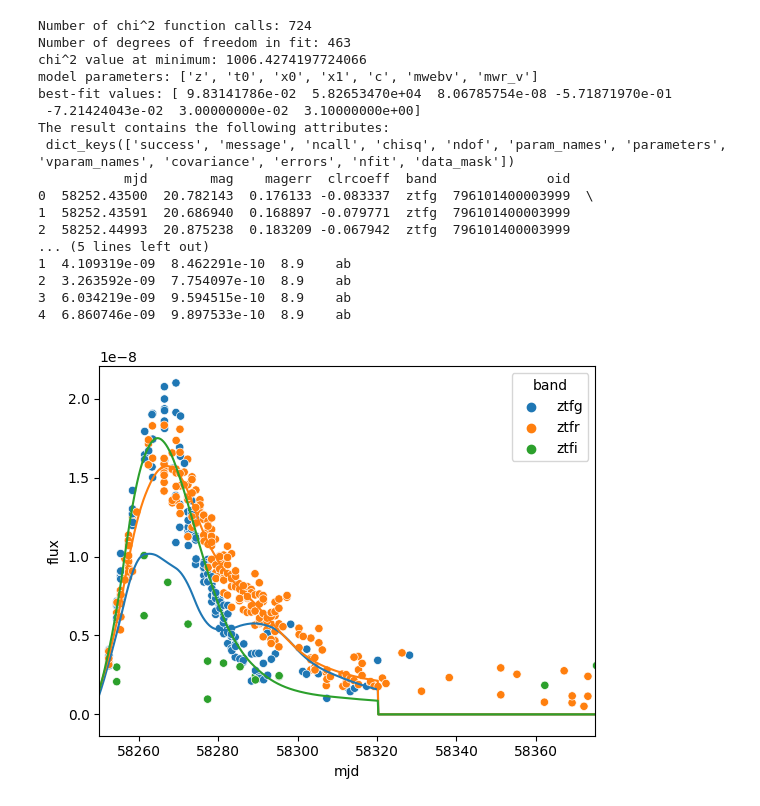
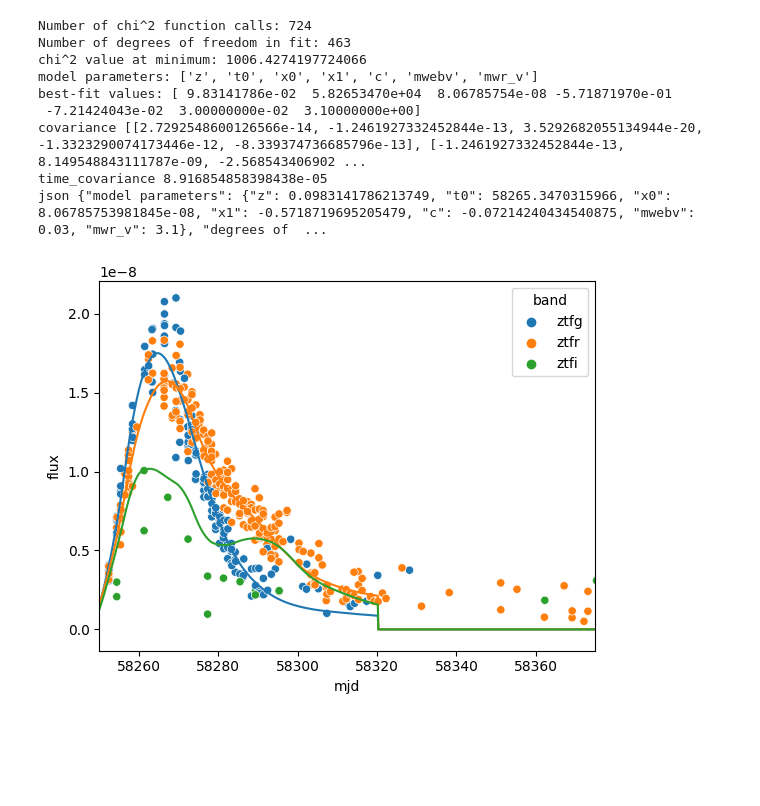
Before and after one commit to GaneevRizvan/Fit_Sncosmo, a Jupyter notebook: get_fit_api.ipynb, the cells around one changed output. Saved outputs shown, nothing was run; the diff lists cells and outputs as text; code cells hidden in the pictures; blank space fills up the shorter version.

```diff
--- a/get_fit_api.ipynb
+++ b/get_fit_api.ipynb
@@ -5,12 +5,11 @@ import pandas as pd
 import matplotlib.pyplot as plt
 import numpy as np
 from astropy.table import Table
-from Oid_to_ref import oid_to_ref
 import requests
-from Models_to_parameters import models_to_parameters
+import seaborn as sns
+import json
+
 import time
-import seaborn as sns
-
 import selenium
 from selenium import webdriver
 from selenium.webdriver.chrome.options import Options
@@ -18,6 +17,8 @@ from selenium.webdriver.common.by import By
 from selenium.webdriver.support.ui import WebDriverWait
 from selenium.webdriver.support import expected_conditions as EC
 
+from Oid_to_ref import oid_to_ref
+from Models_to_parameters import models_to_parameters
 
 
 def mag_flux(data, ref):
@@ -33,7 +34,13 @@ def print_params(result):
     print("chi^2 value at minimum:", result.chisq)
     print("model parameters:", result.param_names)
     print("best-fit values:", result.parameters)
-    print("The result contains the following attributes:\n", result.keys())
+
+    start = time.time()
+    print("covariance", result.covariance.tolist())
+    end = time.time() - start
+    print('time_covariance', end)
+    return json.dumps({'model parameters': dict(zip(result.param_names, result.parameters)),
+                       'degrees of freedom': result.ndof, 'covariance': result.covariance.tolist(), 'chi^2': result.chisq})
 
 
 def plot(data, fitted_model, result, name_model, a, b, dx, filters):
@@ -44,7 +51,13 @@ def plot(data, fitted_model, result, name_model, a, b, dx, filters):
     segment = np.linspace(a, b, dx)
     df_buf = data.to_pandas()
     df = df_buf[df_buf.band.isin(filters)==True]
-    print(df.head())
+
+    filters_sorted = []
+    for i in df['band'].unique():
+        if i in filters:
+            filters_sorted.append(i)
+    filters = filters_sorted
+
     sns.scatterplot(data=df, x='mjd', y='flux', hue='band')
     for i in filters:
         predicts = [fitted_model.bandflux(i, [point], 8.9, 'ab') for point in segment]#bandflux(self, band, time, zp, zpsys)
@@ -60,8 +73,7 @@ def fit(data, name_model, ebv, a, b, dx, filters):
     model = sncosmo.Model(source=name_model, effects=[dust], effect_names=['mw'], effect_frames=['obs'])
     model.set(mwebv=ebv)
     result, fitted_model = sncosmo.fit_lc(data, model, models_to_parameters[name_model], bounds={'z':(0.01, 0.3)})
-    print_params(result)
-    plot(data, fitted_model, result, name_model, a, b, dx, filters)
+    return result, fitted_model
 
 
 def give_chrome_option(folder_path):
@@ -80,28 +92,18 @@ def get_data(ra, dec, radius):
     #BASE_URL = 'http://db.ztf.snad.space/api/v3/data/latest/oid/full/json?oid=' + str(oid)
     BASE_URL = 'http://db.ztf.snad.space/api/v3/data/latest/circle/full/json?ra=' + str(ra) + '&dec=' + str(dec) + '&radius_arcsec=' + str(radius)
     json = requests.get(f"{BASE_URL}").json()
-    #data = [pd.DataFrame.from_records(json[i]['lc']) for i in json.keys()]
-    #print(data)
-    #it = 0
     data = []
     for i in json.keys():
         buf_df = pd.DataFrame.from_records(json[i]['lc'])
         buf_df['band'] = json[i]['meta']['filter']
         buf_df['oid'] = int(i)
         data.append(buf_df)
-        #it += 1
-    #i['oid'] = oid for i, oid in data, json.keys()
-    #lc = data['lc']
-    #for i in range (len(data)):
-        #data[i]['oid'] = json.keys()[i]
     df = pd.concat([i for i in data], axis=0, sort=False, ignore_index=True)
-
-    #print(df['oid'].unique()[1])
     folder_path = f'home/Downloads'
     driver = webdriver.Chrome(options = give_chrome_option(folder_path))
     url = "https://ztf.snad.space/dr17/view/" + str(df['oid'][1])
     driver.get(url)
-    time.sleep(15)
+    time.sleep(10)
     base = driver.find_element(By.ID, "summary")
     #ebv = float(base.text.split('\n')[5][-4:])
     for i in base.text.split('\n'):
@@ -109,45 +111,39 @@ def get_data(ra, dec, radius):
             ebv = float(i[-4:])
     base = driver.find_element(By.XPATH, '//*[@id="light-curve-brightness"]/label[4]/input').click()
     #base = driver.find_element(By.XPATH, "//*[@id='ref-mag']").get_attribute('text')
     #print(base)
     return df, ebv
 
 
 def aproximate(ra, dec, radius, name_model, a, b, dx, filters):
     #data = pd.read_csv(str(oid) + ".csv")
-    #print('OID:', oid, ' ', 'MODEL:', name_model)
     data, ebv = get_data(ra, dec, radius)
     #ref = data['oid'].map(oid_to_ref[oid])
     for i in data['oid'].unique():
         if i in oid_to_ref.keys():
             ref = data['oid'].map(oid_to_ref[i])
     #data['mag_d'] = [-2.5 * np.log10(10 ** (-0.4 * a) - 10 ** (-0.4 * b[0])) for a, b in zip(data['mag'], ref)]
     data['flux'], data['fluxerr'] = mag_flux(data, ref)
     data['zp'] = 8.9
     data['zpsys'] = 'ab'
     data['band'] = data['band'].str.replace('z', 'ztf')
     data = Table.from_pandas(data)
     dust = sncosmo.CCM89Dust()
-    fit(data, name_model, ebv, a, b, dx, filters)
+    result, fitted_model = fit(data, name_model, ebv, a, b, dx, filters)
+    result_json = print_params(result)
+    print('json', result_json)
+    plot(data, fitted_model, result, name_model, a, b, dx, filters)
 
 #aproximate(633207400004730, 'salt2')
-aproximate(263.37726, 51.25848, 1, 'salt2', 58250, 58375, 1000, ['ztfi', 'ztfr', 'ztfg'])
+aproximate(263.37726, 51.25848, 1, 'salt2', 58250, 58375, 1000, ['ztfg', 'ztfi', 'ztfr'])
 # %% [output]
 Number of chi^2 function calls: 724
 Number of degrees of freedom in fit: 463
 chi^2 value at minimum: 1006.4274197724066
 model parameters: ['z', 't0', 'x0', 'x1', 'c', 'mwebv', 'mwr_v']
 best-fit values: [ 9.83141786e-02  5.82653470e+04  8.06785754e-08 -5.71871970e-01
  -7.21424043e-02  3.00000000e-02  3.10000000e+00]
-The result contains the following attributes:
- dict_keys(['success', 'message', 'ncall', 'chisq', 'ndof', 'param_names', 'parameters', 'vparam_names', 'covariance', 'errors', 'nfit', 'data_mask'])
-           mjd        mag    magerr  clrcoeff  band              oid
-0  58252.43500  20.782143  0.176133 -0.083337  ztfg  796101400003999  \
-1  58252.43591  20.686940  0.168897 -0.079771  ztfg  796101400003999
-2  58252.44993  20.875238  0.183209 -0.067942  ztfg  796101400003999
-... (5 lines left out)
-1  4.109319e-09  8.462291e-10  8.9    ab
-2  3.263592e-09  7.754097e-10  8.9    ab
-3  6.034219e-09  9.594515e-10  8.9    ab
-4  6.860746e-09  9.897533e-10  8.9    ab
+covariance [[2.7292548600126566e-14, -1.2461927332452844e-13, 3.5292682055134944e-20, -1.3323290074173446e-12, -8.339374736685796e-13], [-1.2461927332452844e-13, 8.149548843111787e-09, -2.568543406902 ...
+time_covariance 8.916854858398438e-05
+json {"model parameters": {"z": 0.0983141786213749, "t0": 58265.3470315966, "x0": 8.06785753981845e-08, "x1": -0.5718719695205479, "c": -0.07214240434540875, "mwebv": 0.03, "mwr_v": 3.1}, "degrees of  ...
-[figure, old version]
+[figure, new version]
```
